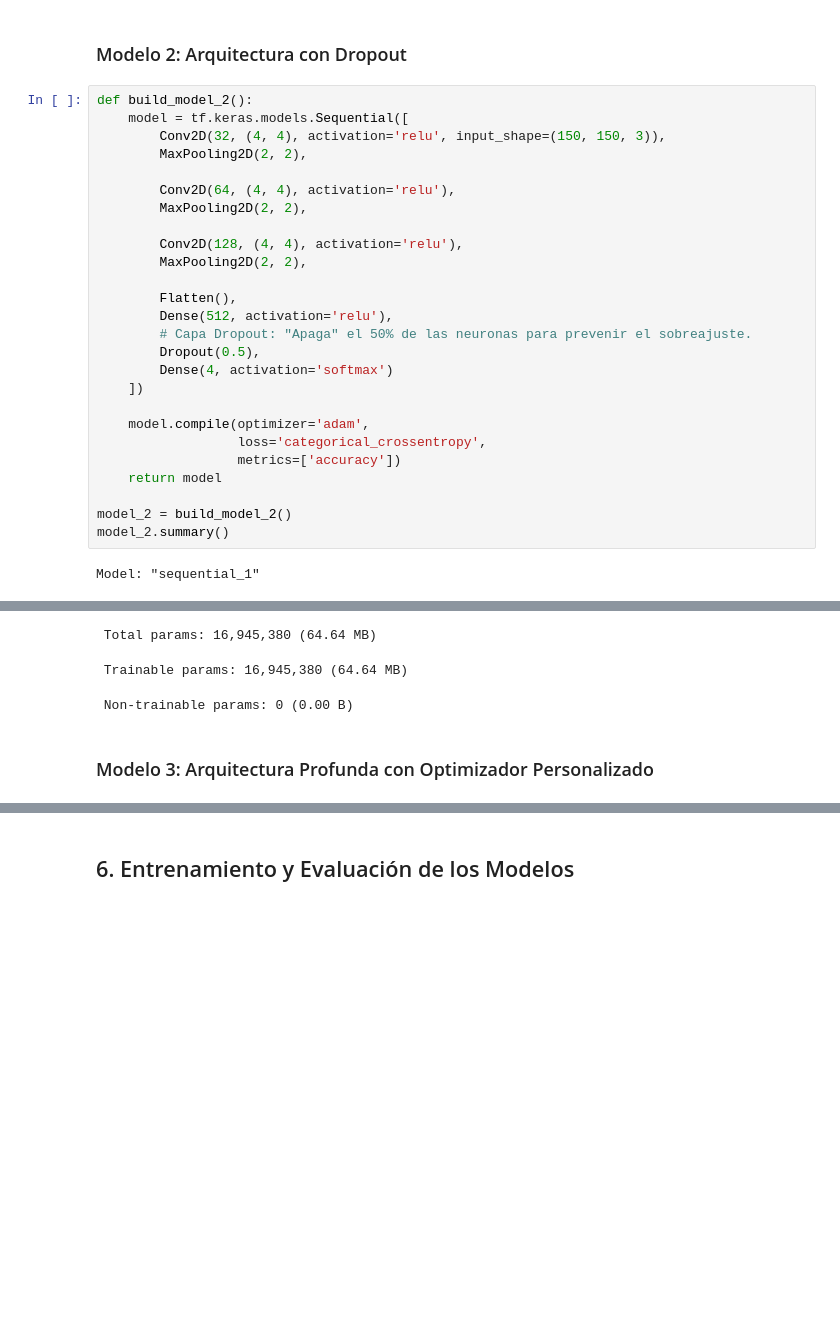
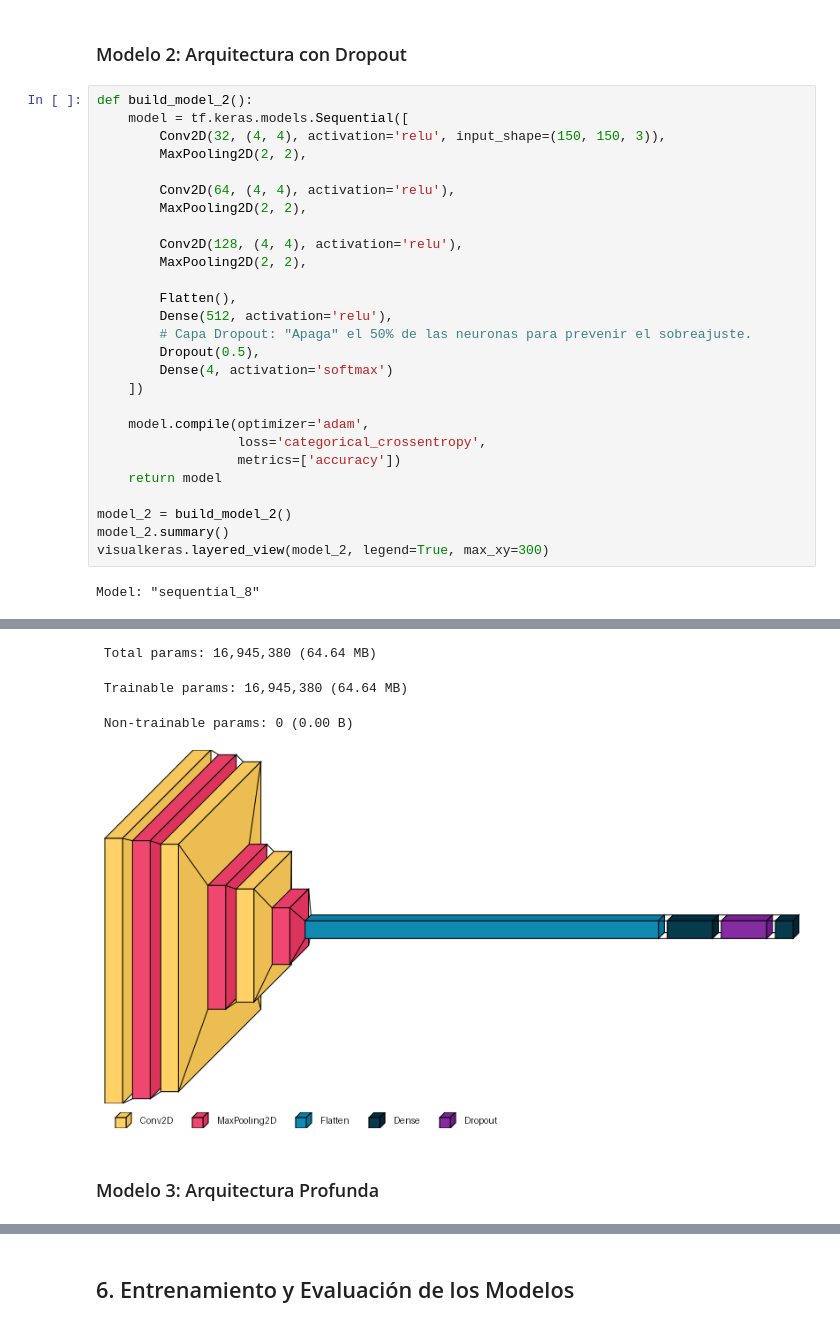
Before and after one commit to LeslyEJB/UseCase_III-Adi-Les, a Jupyter notebook: Use_Case_III.ipynb, the cells around one changed output, grey strips where cells are left out. Cells and saved outputs as stored; diff of their text form; blank space fills up the shorter version.

```diff
--- a/Use_Case_III.ipynb
+++ b/Use_Case_III.ipynb
@@ -299,8 +299,9 @@ def build_model_2():
 
 model_2 = build_model_2()
 model_2.summary()
+visualkeras.layered_view(model_2, legend=True, max_xy=300)
 # %% [output]
-Model: "sequential_1"
+Model: "sequential_8"
 ┏━━━━━━━━━━━━━━━━━━━━━━━━━━━━━━━━━┳━━━━━━━━━━━━━━━━━━━━━━━━┳━━━━━━━━━━━━━━━┓
 ┃ Layer (type)                    ┃ Output Shape           ┃       Param # ┃
 ┡━━━━━━━━━━━━━━━━━━━━━━━━━━━━━━━━━╇━━━━━━━━━━━━━━━━━━━━━━━━╇━━━━━━━━━━━━━━━┩
@@ -320,7 +321,8 @@ Model: "sequential_1"
 └─────────────────────────────────┴────────────────────────┴───────────────┘
  Total params: 16,945,380 (64.64 MB)
  Trainable params: 16,945,380 (64.64 MB)
  Non-trainable params: 0 (0.00 B)
+[figure, added]
 # %% [markdown]
-### Modelo 3: Arquitectura Profunda con Optimizador Personalizado
+### Modelo 3: Arquitectura Profunda
 # %%
```
Also changed, not shown: parts of 15 cells of this notebook.
